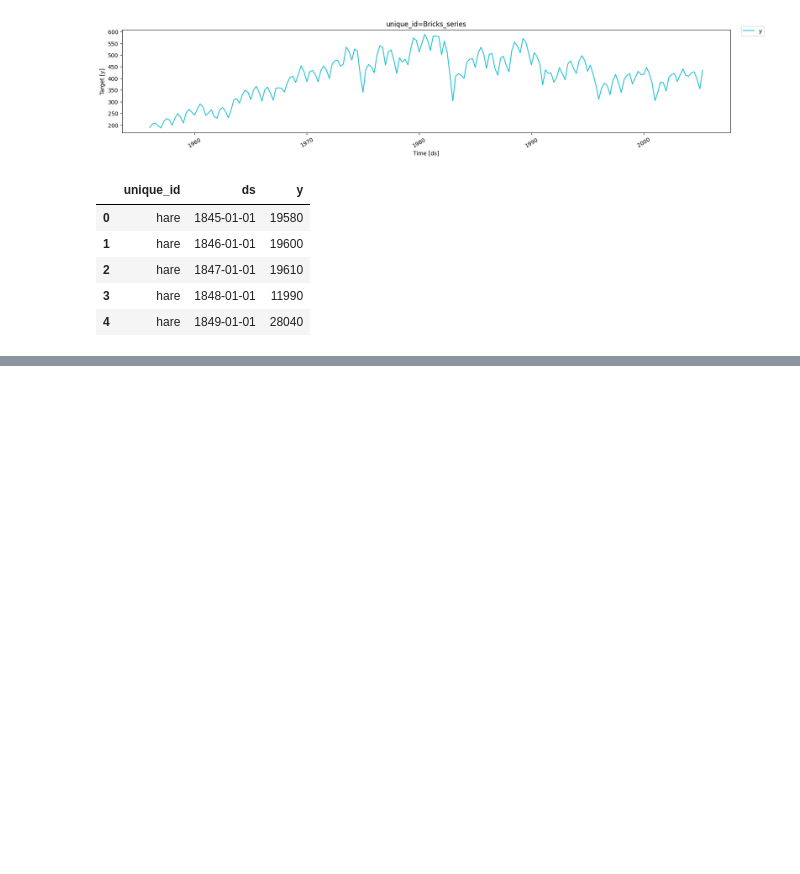
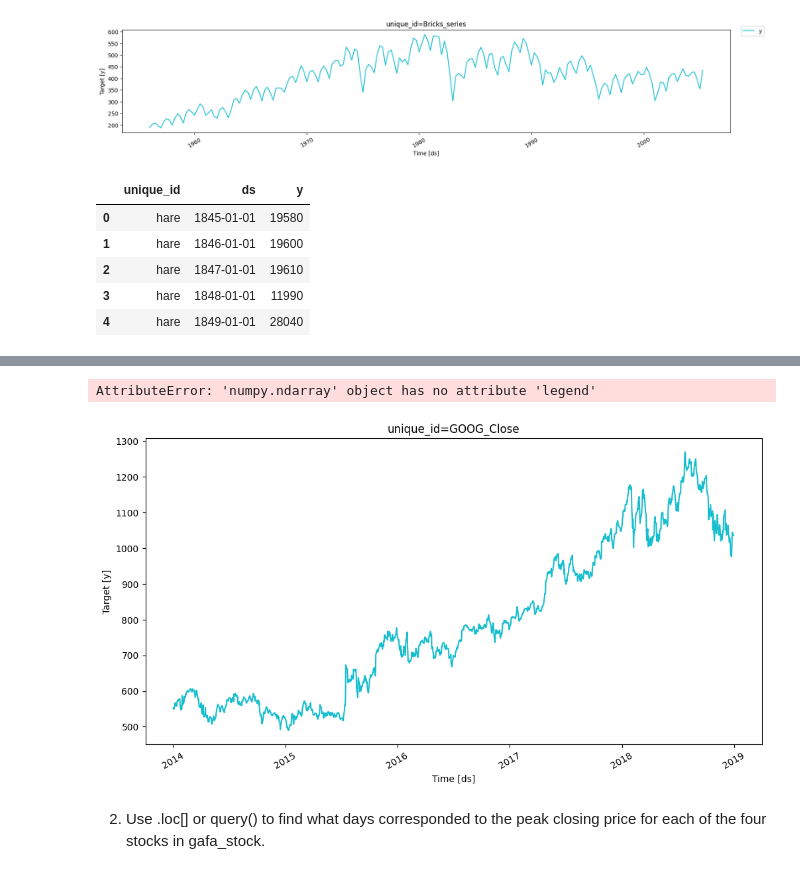
Before and after one commit to zamu-302/Time-series, a Jupyter notebook: Chapter2.ipynb, the cells around one changed output, grey strips where cells are left out. Drawn from its saved outputs; the diff is of its cells as text; code cells hidden in the pictures; blank space fills up the shorter version.

```diff
--- a/Chapter2.ipynb
+++ b/Chapter2.ipynb
@@ -559,0 +573,15 @@ df2.head()
+# %%
+#this is different from anything we worked with this is business days(5 Days) idk how to remove the saturday and sunday??
+import plotly.express as px
+google_df=(df3.loc[lambda x:x['unique_id']=="GOOG_Close"])
+fig,ax=plt.subplots(figsize=(12,6))
+plot_series(google_df, id_col="unique_id", time_col="ds", target_col="y",ax=ax,engine='plotly')
+ax.set_xlabel("Day")
+ax.set_ylabel("Price [$USD]")
+ax.set_title("Google Closing Price")
+px.show()
+# %% [output]
+AttributeError: 'numpy.ndarray' object has no attribute 'legend'
+[figure, added]
+# %% [markdown]
+2. Use .loc[] or query() to find what days corresponded to the peak closing price for each of the four stocks in gafa_stock.
```
Also changed, not shown: parts of 12 cells of this notebook, 2 other files.
